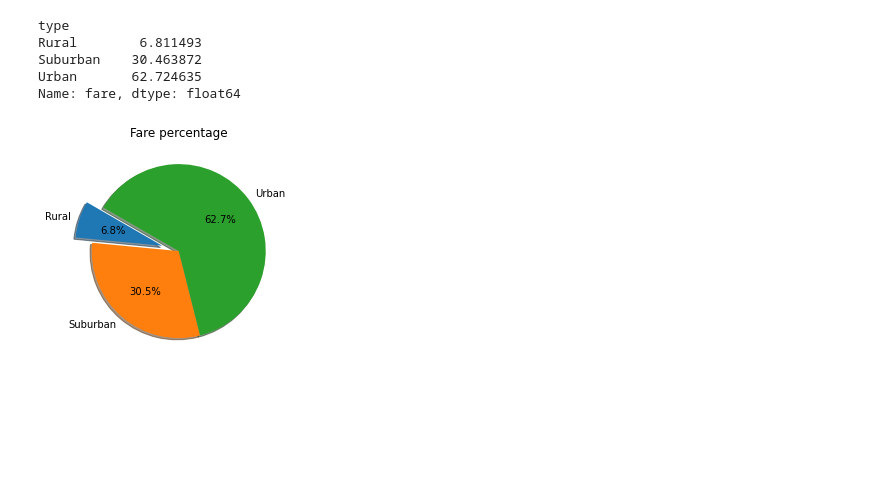
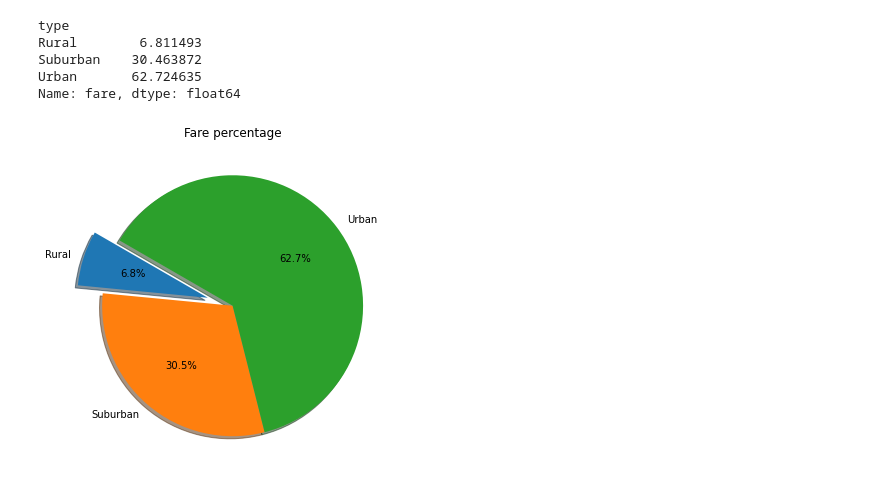
Before and after one commit to elhamamini/PyBer_Analysis, a Jupyter notebook: pyber.ipynb, the cells around one changed output. Drawn from its saved outputs; the diff is of its cells as text; code cells hidden in the pictures; blank space fills up the shorter version.

```diff
--- a/pyber.ipynb
+++ b/pyber.ipynb
@@ -424,9 +424,10 @@ Urban       62.724635
 Name: fare, dtype: float64
 # %%
 import matplotlib as mpl
-plt.subplots()
+plt.subplots(figsize=(10,6))
 plt.pie(percentage_fares,labels=["Rural","Suburban","Urban"],autopct='%1.1f%%',explode=(0.2, 0, 0),shadow=True, startangle=150)
 plt.title("Fare percentage")
+mpl.rcParams['font.size'] = 14
 plt.show()
 # %% [output]
-[figure, old version]
+[figure, new version]
```
Also changed, not shown: parts of 6 cells of this notebook.
